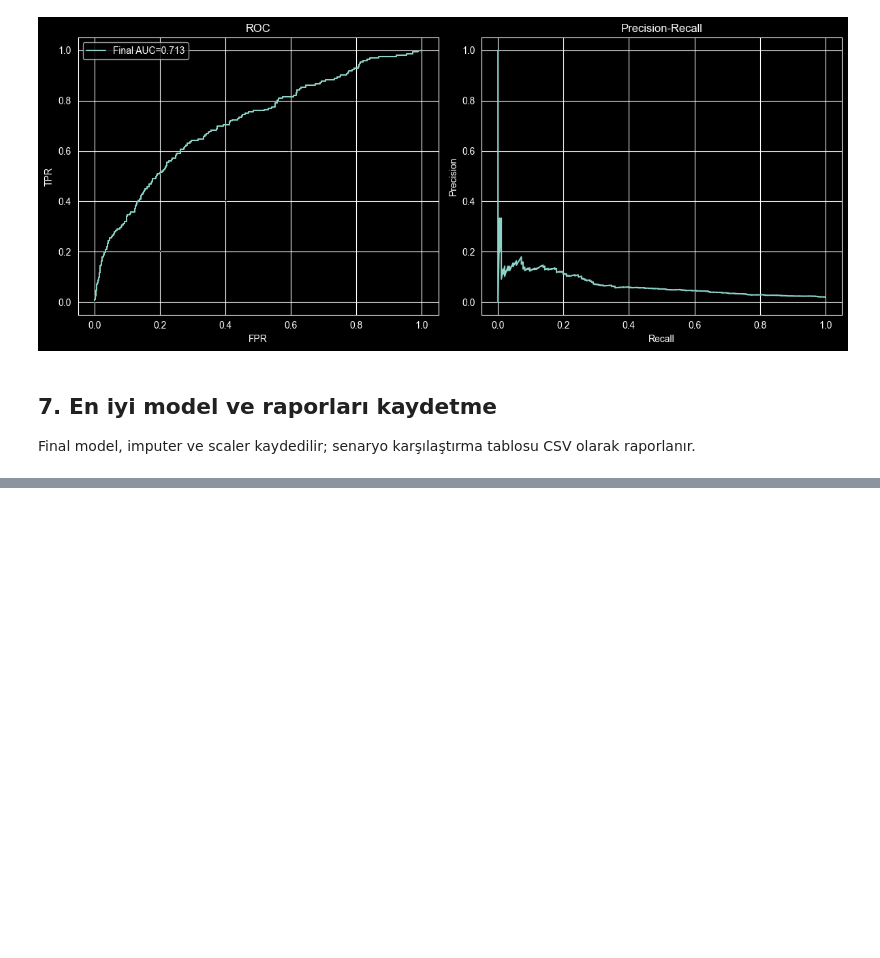
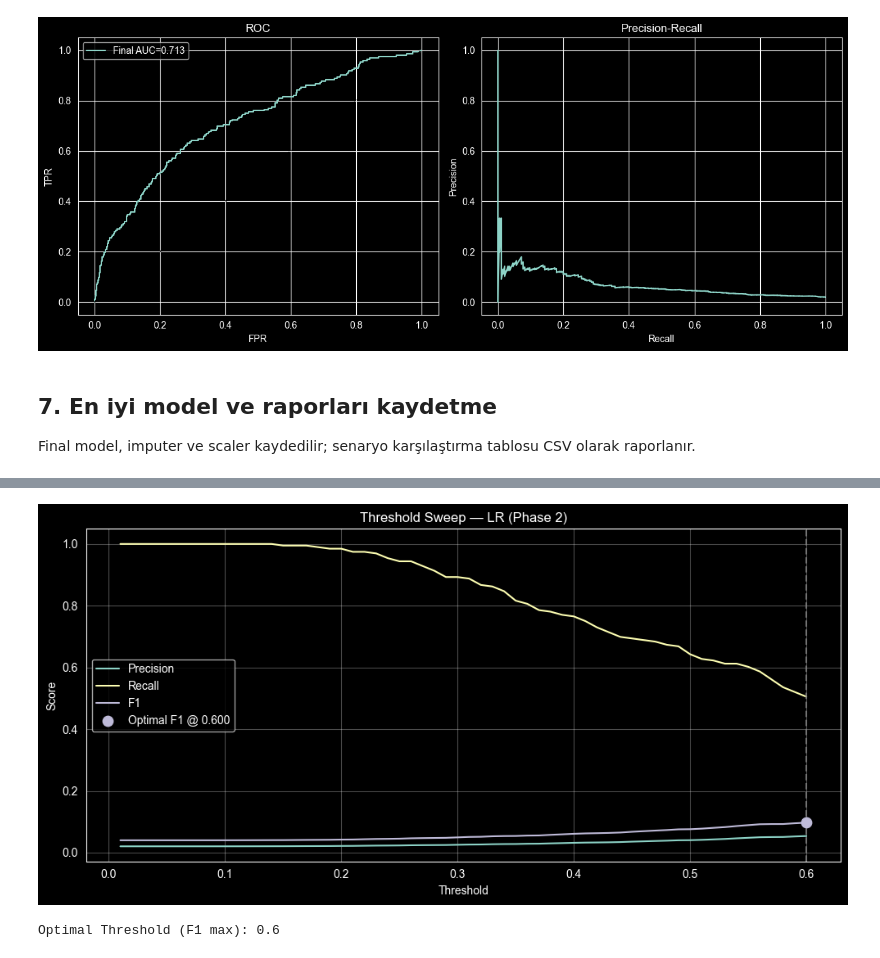
Before and after one commit to barkobt/tubitak-marketing-analytics, a Jupyter notebook: notebooks/04_model_comparison.ipynb, the cells around one changed output, grey strips where cells are left out. Drawn from its saved outputs; the diff is of its cells as text; code cells hidden in the pictures; blank space fills up the shorter version.

```diff
--- a/notebooks/04_model_comparison.ipynb
+++ b/notebooks/04_model_comparison.ipynb
@@ -289,0 +334,13 @@ Final model, imputer ve scaler kaydedilir; senaryo karşılaştırma tablosu CSV
+# %%
+results_p2 = {}
+for name, m in models_p2.items():
+    proba = m.predict_proba(X_test_p2_s)[:, 1]
+    thresh, _ = find_optimal_threshold_p2(y_test_p2, proba)
+    pred = (proba >= thresh).astype(int)
+    results_p2[name] = {"roc_auc": roc_auc_score(y_test_p2, proba), "optimal_threshold": thresh, "f1": f1_score(y_test_p2, pred, zero_division=0), "precision": precision_score(y_test_p2, pred, zero_division=0), "recall": recall_score(y_test_p2, pred, zero_division=0)}
+# %%
+df_final_perf = pd.DataFrame(results_p2).T
+print("Final Model Performance (Phase 2 — optimal threshold ile):")
+display(df_final_perf.round(4))
+best_model_p2 = df_final_perf["f1"].idxmax()
+print("En iyi model (F1):", best_model_p2)
@@ -289,0 +379,32 @@ Final model, imputer ve scaler kaydedilir; senaryo karşılaştırma tablosu CSV
+# %%
+# Phase 2 en iyi model ile threshold sweep (0.01 - 0.60, 60 nokta)
+best_m = models_p2[best_model_p2]
+y_proba_p2 = best_m.predict_proba(X_test_p2_s)[:, 1]
+thresholds = np.linspace(0.01, 0.60, 60)
+prec_list, rec_list, f1_list = [], [], []
+# %%
+for t in thresholds:
+    pred_t = (y_proba_p2 >= t).astype(int)
+    prec_list.append(precision_score(y_test_p2, pred_t, zero_division=0))
+    rec_list.append(recall_score(y_test_p2, pred_t, zero_division=0))
+    f1_list.append(f1_score(y_test_p2, pred_t, zero_division=0))
+opt_idx = np.argmax(f1_list)
+opt_thresh_sweep = thresholds[opt_idx]
+# %%
+fig, ax = plt.subplots(figsize=(10, 5))
+ax.plot(thresholds, prec_list, label="Precision", color="C0")
+ax.plot(thresholds, rec_list, label="Recall", color="C1")
+ax.plot(thresholds, f1_list, label="F1", color="C2")
+ax.axvline(opt_thresh_sweep, color="gray", linestyle="--", alpha=0.8)
+ax.scatter([opt_thresh_sweep], [f1_list[opt_idx]], color="C2", s=80, zorder=5, label=f"Optimal F1 @ {opt_thresh_sweep:.3f}")
+ax.set_xlabel("Threshold")
+ax.set_ylabel("Score")
+ax.set_title(f"Threshold Sweep — {best_model_p2} (Phase 2)")
+ax.legend()
+ax.grid(True, alpha=0.3)
+plt.tight_layout()
+plt.show()
+print("Optimal Threshold (F1 max):", round(opt_thresh_sweep, 4))
+# %% [output]
+[figure, added]
+Optimal Threshold (F1 max): 0.6
```
Also changed, not shown: parts of 16 cells of this notebook.
